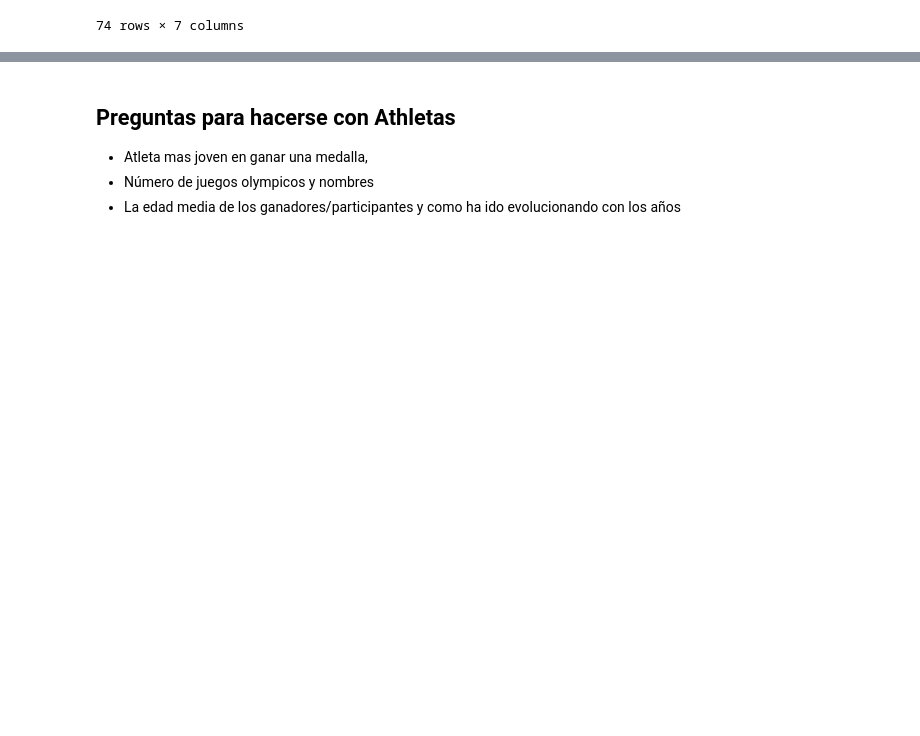
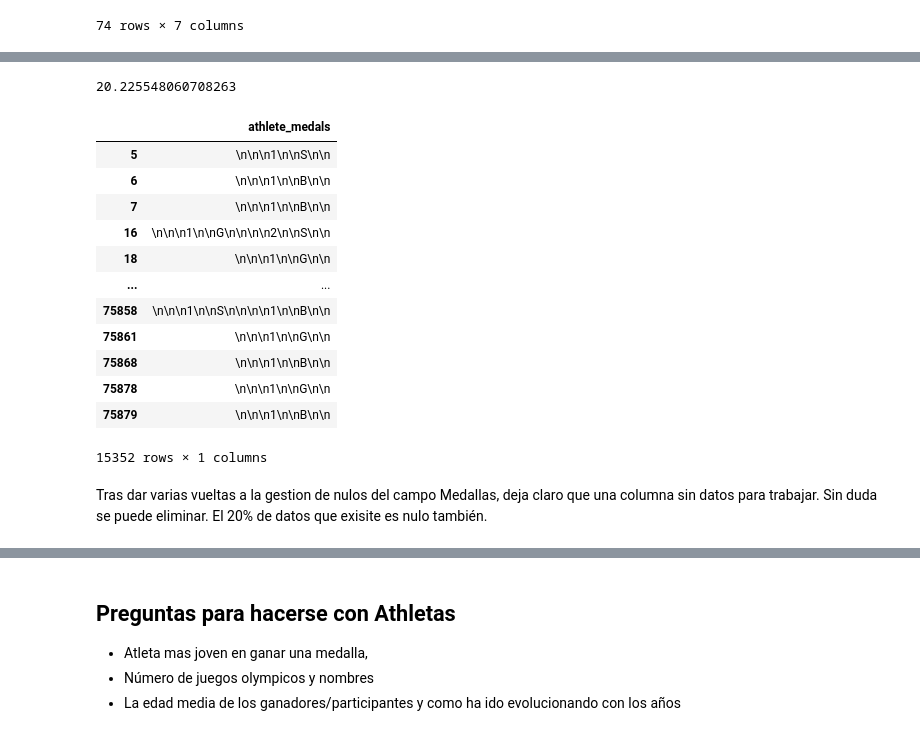
Before and after one commit to Mariadelmardp/Curso-ML, a Jupyter notebook: EDA_Olympic_games/EDA_olympic_games.ipynb, the cells around one changed output, grey strips where cells are left out. Drawn from its saved outputs; the diff is of its cells as text; code cells hidden in the pictures; blank space fills up the shorter version.

```diff
--- a/EDA_Olympic_games/EDA_olympic_games.ipynb
+++ b/EDA_Olympic_games/EDA_olympic_games.ipynb
@@ -132,0 +169,25 @@ duplicados.loc[duplicados['athlete_medals']=='2',]
+# %%
+athletic['athlete_medals'].count()/len(athletic)*100
+# %% [output]
+20.225548060708263
+# %%
+
+df_medals=pd.DataFrame(athletic['athlete_medals'].dropna())
+# %%
+df_medals
+# %% [output]
+|  | athlete_medals |
+| 5 | \n\n\n1\n\nS\n\n |
+| 6 | \n\n\n1\n\nB\n\n |
+| 7 | \n\n\n1\n\nB\n\n |
+| 16 | \n\n\n1\n\nG\n\n\n\n2\n\nS\n\n |
+| 18 | \n\n\n1\n\nG\n\n |
+| ... | ... |
+| 75858 | \n\n\n1\n\nS\n\n\n\n1\n\nB\n\n |
+| 75861 | \n\n\n1\n\nG\n\n |
+| 75868 | \n\n\n1\n\nB\n\n |
+| 75878 | \n\n\n1\n\nG\n\n |
+| 75879 | \n\n\n1\n\nB\n\n |
+15352 rows × 1 columns
+# %% [markdown]
+Tras dar varias vueltas a la gestion de nulos del campo Medallas, deja claro que una columna sin datos para trabajar. Sin duda se puede eliminar. El 20% de datos que exisite es nulo también.
```
Also changed, not shown: parts of 22 cells of this notebook.
